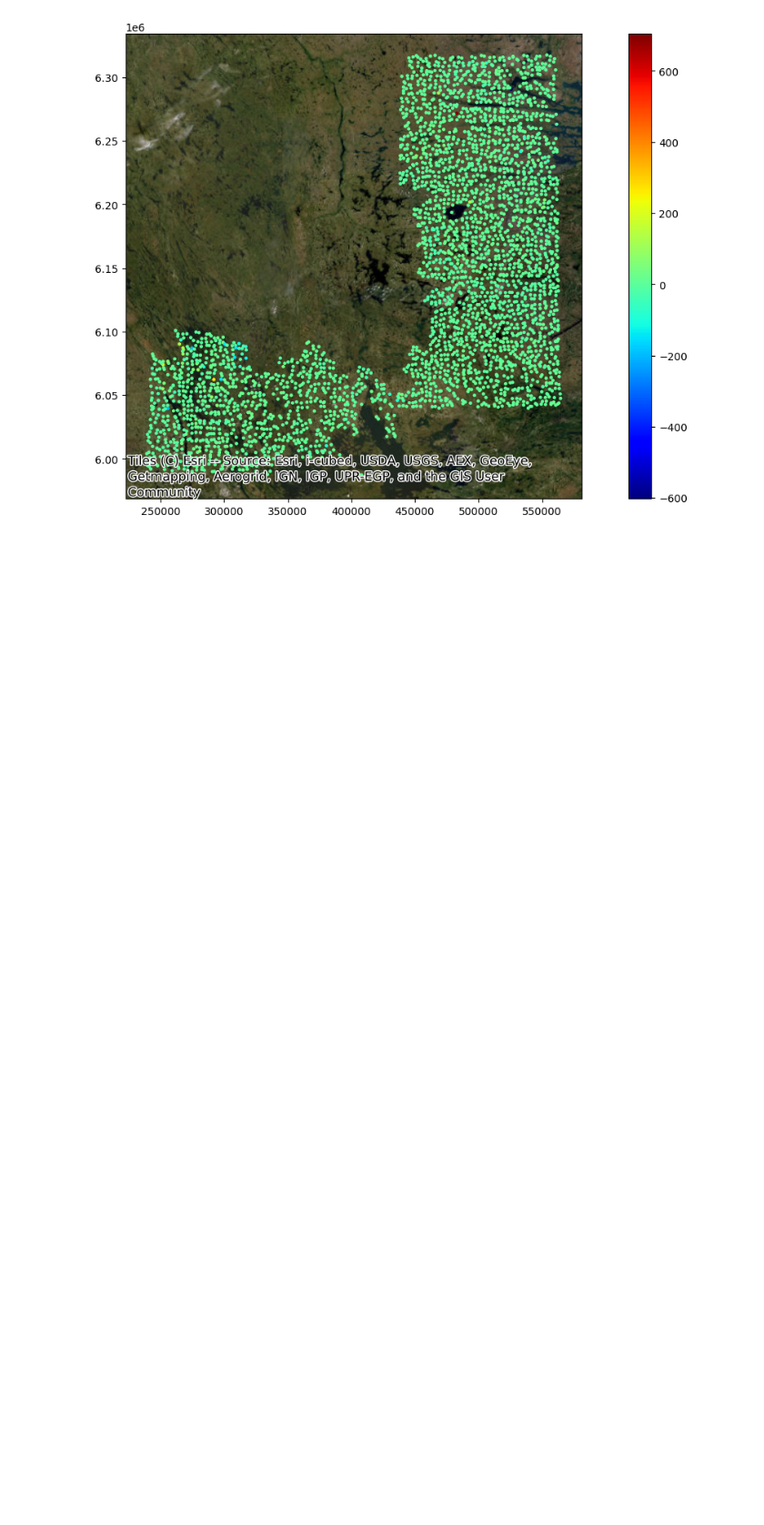
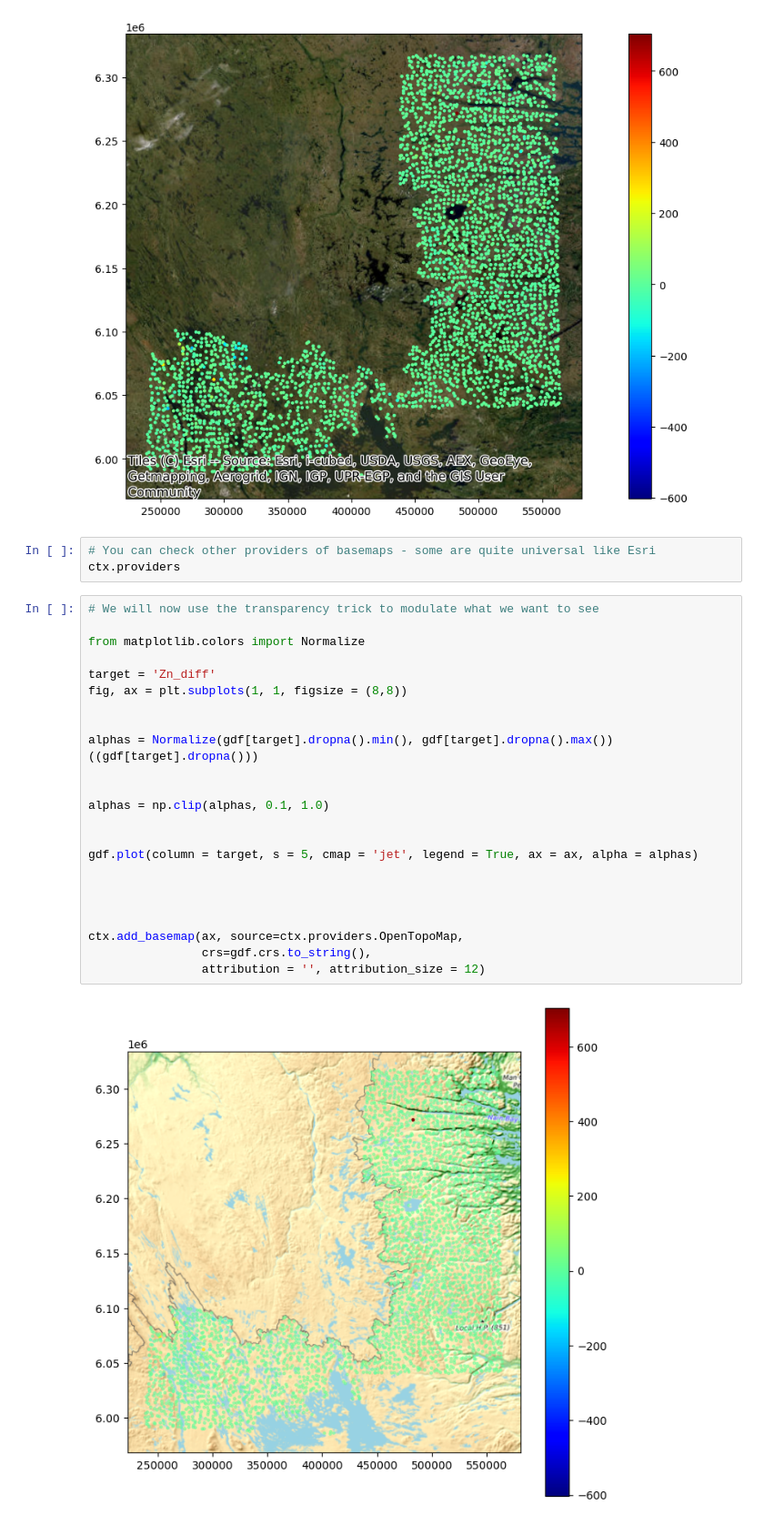
Before and after one commit to kwanda2426/projects, a Jupyter notebook: geospatial/Hw_2/Homework2_Practical1_Geodata_Tools.ipynb, the cells around one changed output. Shown at 91% size. Saved outputs shown, nothing was run; the diff lists cells and outputs as text; blank space fills up the shorter version.

```diff
--- a/geospatial/Hw_2/Homework2_Practical1_Geodata_Tools.ipynb
+++ b/geospatial/Hw_2/Homework2_Practical1_Geodata_Tools.ipynb
@@ -211,3 +209,31 @@ ctx.add_basemap(ax, source=ctx.providers.Esri.WorldImagery,
                )
 # %% [output]
 [figure]
+# %%
+# You can check other providers of basemaps - some are quite universal like Esri
+ctx.providers
+# %%
+# We will now use the transparency trick to modulate what we want to see
+
+from matplotlib.colors import Normalize
+
+target = 'Zn_diff'
+fig, ax = plt.subplots(1, 1, figsize = (8,8))
+
+
+alphas = Normalize(gdf[target].dropna().min(), gdf[target].dropna().max())((gdf[target].dropna()))
+
+
+alphas = np.clip(alphas, 0.1, 1.0)
+
+
+gdf.plot(column = target, s = 5, cmap = 'jet', legend = True, ax = ax, alpha = alphas)
+
+
+
+
+ctx.add_basemap(ax, source=ctx.providers.OpenTopoMap,
+                crs=gdf.crs.to_string(),
+                attribution = '', attribution_size = 12)
+# %% [output]
+[figure, added]
```
Also changed, not shown: parts of 12 cells of this notebook.
